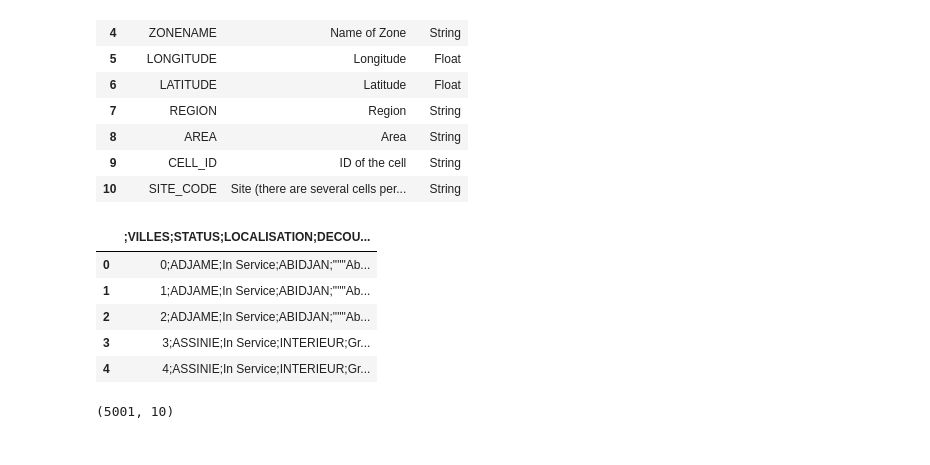
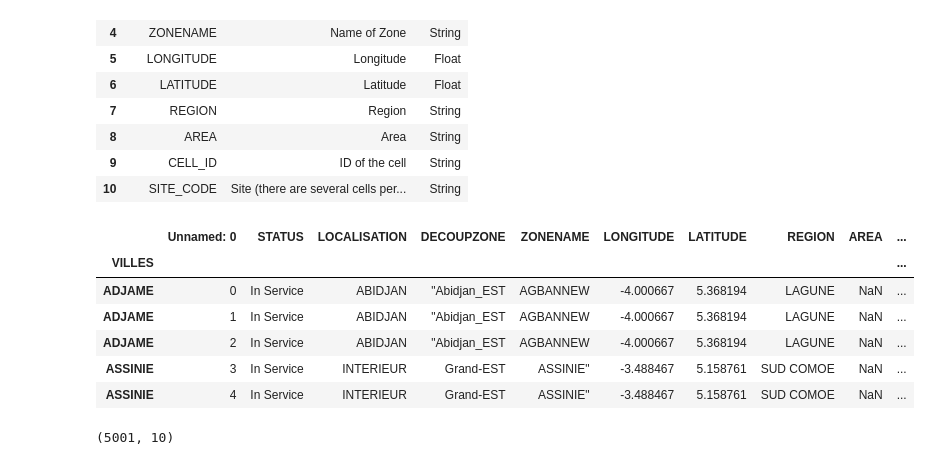
Before and after one commit to veronica1013/project_dsp, a Jupyter notebook: week_3_project/cote_divoire_telcom.ipynb, the cells around one changed output. Saved outputs shown, nothing was run; the diff lists cells and outputs as text; code cells hidden in the pictures.

Commit message:
Reloaded dataset 6:cells_geo. It had issues with file path

```diff
--- a/week_3_project/cote_divoire_telcom.ipynb
+++ b/week_3_project/cote_divoire_telcom.ipynb
@@ -71,15 +70,18 @@ data_5.head(11)
 | 10 | SITE_CODE | Site (there are several cells per... | String |
 # %%
 # Loading telcom dataset 6
-data_6 = pd.read_csv('D:/veronica_moringa/project_dsp/data/cells_geo.csv')
+
+data_6 = pd.read_csv('D:/veronica_moringa/project_dsp/data/cells_geo.csv', delimiter=';', index_col=1)
+
 data_6.head()
 # %% [output]
-|  | ;VILLES;STATUS;LOCALISATION;DECOU... |
-| 0 | 0;ADJAME;In Service;ABIDJAN;"""Ab... |
-| 1 | 1;ADJAME;In Service;ABIDJAN;"""Ab... |
-| 2 | 2;ADJAME;In Service;ABIDJAN;"""Ab... |
-| 3 | 3;ASSINIE;In Service;INTERIEUR;Gr... |
-| 4 | 4;ASSINIE;In Service;INTERIEUR;Gr... |
+|  | Unnamed: 0 | STATUS | LOCALISATION | DECOUPZONE | ZONENAME | LONGITUDE | LATITUDE | REGION | AREA | ... |
+| VILLES |  |  |  |  |  |  |  |  |  | ... |
+| ADJAME | 0 | In Service | ABIDJAN | "Abidjan_EST | AGBANNEW | -4.000667 | 5.368194 | LAGUNE | NaN | ... |
+| ADJAME | 1 | In Service | ABIDJAN | "Abidjan_EST | AGBANNEW | -4.000667 | 5.368194 | LAGUNE | NaN | ... |
+| ADJAME | 2 | In Service | ABIDJAN | "Abidjan_EST | AGBANNEW | -4.000667 | 5.368194 | LAGUNE | NaN | ... |
+| ASSINIE | 3 | In Service | INTERIEUR | Grand-EST | ASSINIE" | -3.488467 | 5.158761 | SUD COMOE | NaN | ... |
+| ASSINIE | 4 | In Service | INTERIEUR | Grand-EST | ASSINIE" | -3.488467 | 5.158761 | SUD COMOE | NaN | ... |
 # %%
 data_1.shape
 # %% [output]
```
Also changed, not shown: parts of 3 cells of this notebook, 1 other file.
